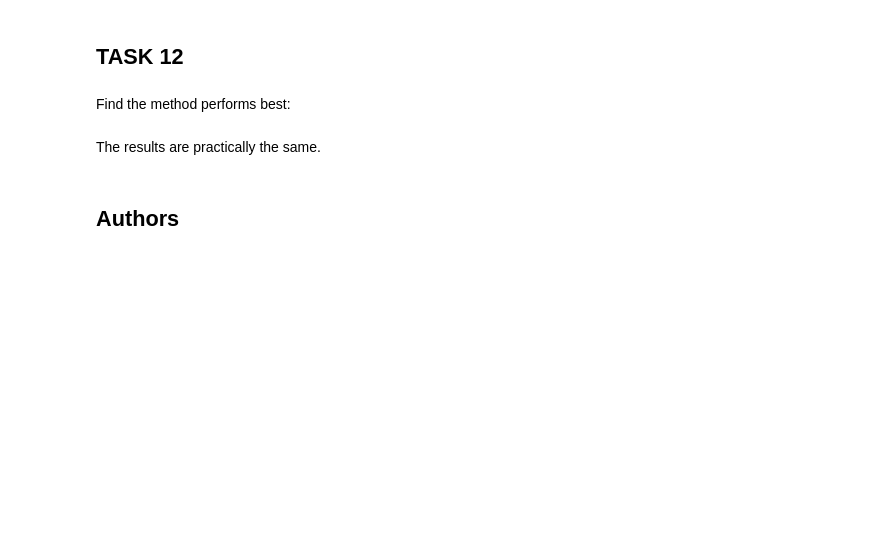
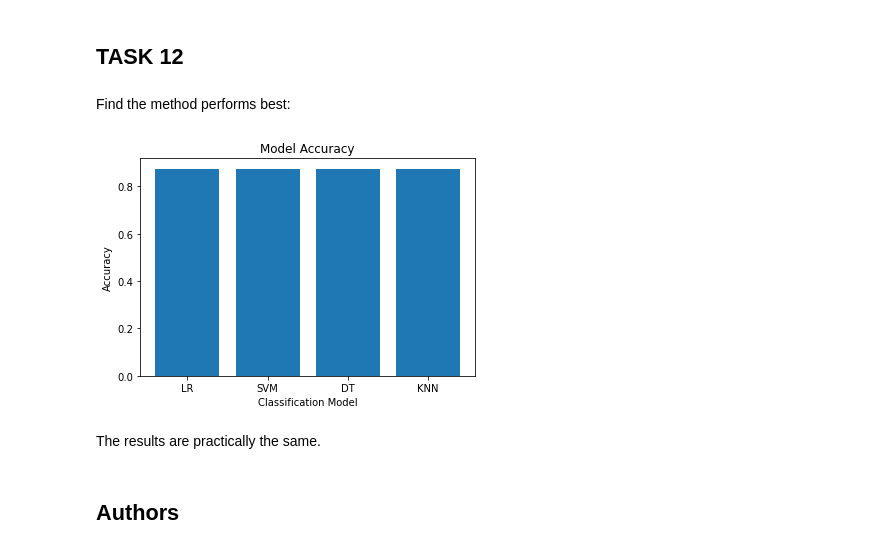
Before and after one commit to GinaVl/-Data-Science-Coursera, a Jupyter notebook: Applied Data Science Capstone/Hands-on Lab/Predictive Analysis (Classification)/Working with Applied Data Science Capstone 7.ipynb, the cells around one changed output. Cells and saved outputs as stored; diff of their text form; code cells hidden in the pictures; blank space fills up the shorter version.

```diff
--- a/Applied Data Science Capstone/Hands-on Lab/Predictive Analysis (Classification)/Working with Applied Data Science Capstone 7.ipynb
+++ b/Applied Data Science Capstone/Hands-on Lab/Predictive Analysis (Classification)/Working with Applied Data Science Capstone 7.ipynb
@@ -324,6 +324,24 @@ plot_confusion_matrix(y_test,yhat)
 ## TASK  12
 # %% [markdown]
 Find the method performs best:
+# %%
+LR = logreg_cv.score(X_train, y_train)
+SVM = svm_cv.score(X_train, y_train)
+DT = tree_cv.score(X_train, y_train)
+KNN = knn_cv.score(X_train, y_train)
+
+
+class_models = ['LR','SVM','DT','KNN']
+model_accuracy = [LR,SVM,DT,KNN]
+
+
+plt.bar(class_models,model_accuracy)
+plt.title('Model Accuracy')
+plt.xlabel('Classification Model')
+plt.ylabel('Accuracy')
+plt.show()
+# %% [output]
+[figure, added]
 # %% [markdown]
 The results are practically the same.
 # %% [markdown]
```
